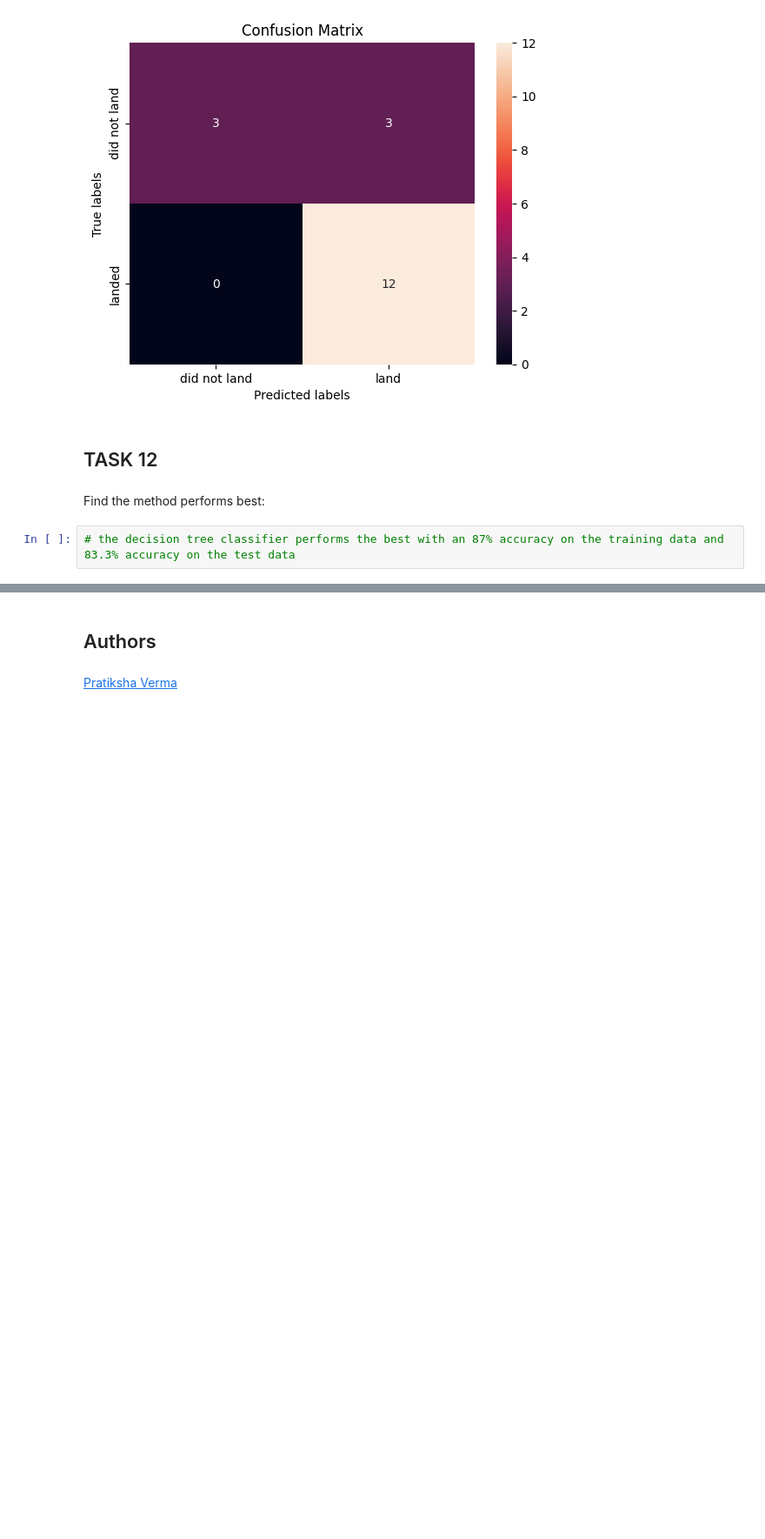
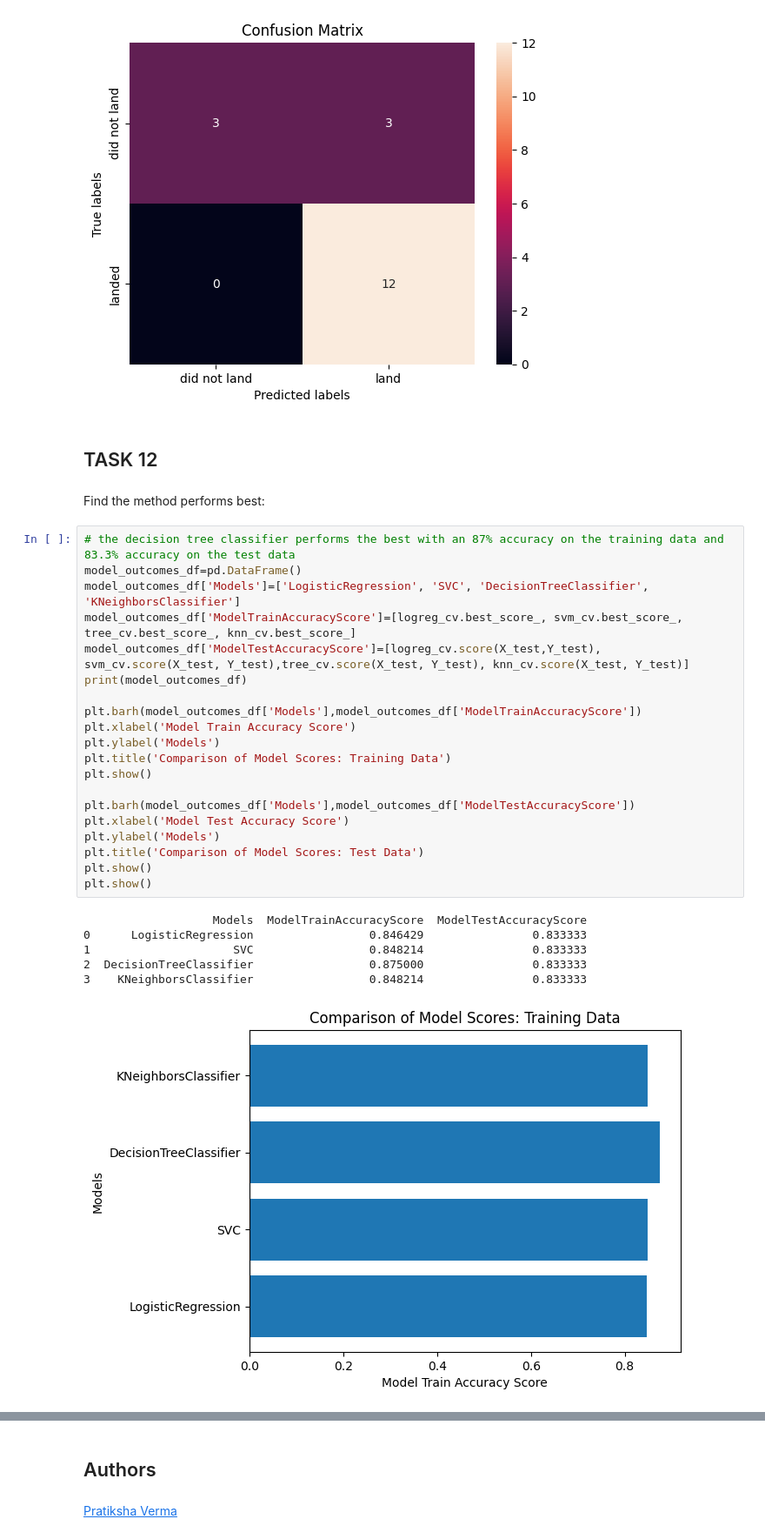
Before and after one commit to BlessedMath/DataScienceCapStone, a Jupyter notebook: SpaceX_Machine_Learning_Prediction_Part_5.ipynb, the cells around one changed output, grey strips where cells are left out. Shown at 87% size. Saved outputs shown, nothing was run; the diff lists cells and outputs as text; blank space fills up the shorter version.

```diff
--- a/SpaceX_Machine_Learning_Prediction_Part_5.ipynb
+++ b/SpaceX_Machine_Learning_Prediction_Part_5.ipynb
@@ -360,5 +360,30 @@ plot_confusion_matrix(Y_test,yhat)
 ## TASK  12
 # %% [markdown]
 Find the method performs best:
-# %%
-# the decision tree classifier performs the best with an 87% accuracy on the training data and 83.3% accuracy on the test data
+# %%
+# the decision tree classifier performs the best with an 87% accuracy on the training data and 83.3% accuracy on the test data
+model_outcomes_df=pd.DataFrame()
+model_outcomes_df['Models']=['LogisticRegression', 'SVC', 'DecisionTreeClassifier', 'KNeighborsClassifier']
+model_outcomes_df['ModelTrainAccuracyScore']=[logreg_cv.best_score_, svm_cv.best_score_, tree_cv.best_score_, knn_cv.best_score_]
+model_outcomes_df['ModelTestAccuracyScore']=[logreg_cv.score(X_test,Y_test), svm_cv.score(X_test, Y_test),tree_cv.score(X_test, Y_test), knn_cv.score(X_test, Y_test)]
+print(model_outcomes_df)
+
+plt.barh(model_outcomes_df['Models'],model_outcomes_df['ModelTrainAccuracyScore'])
+plt.xlabel('Model Train Accuracy Score')
+plt.ylabel('Models')
+plt.title('Comparison of Model Scores: Training Data')
+plt.show()
+
+plt.barh(model_outcomes_df['Models'],model_outcomes_df['ModelTestAccuracyScore'])
+plt.xlabel('Model Test Accuracy Score')
+plt.ylabel('Models')
+plt.title('Comparison of Model Scores: Test Data')
+plt.show()
+plt.show()
+# %% [output]
+                   Models  ModelTrainAccuracyScore  ModelTestAccuracyScore
+0      LogisticRegression                 0.846429                0.833333
+1                     SVC                 0.848214                0.833333
+2  DecisionTreeClassifier                 0.875000                0.833333
+3    KNeighborsClassifier                 0.848214                0.833333
+[figure, added]
```
Also changed, not shown: parts of 2 cells of this notebook.
